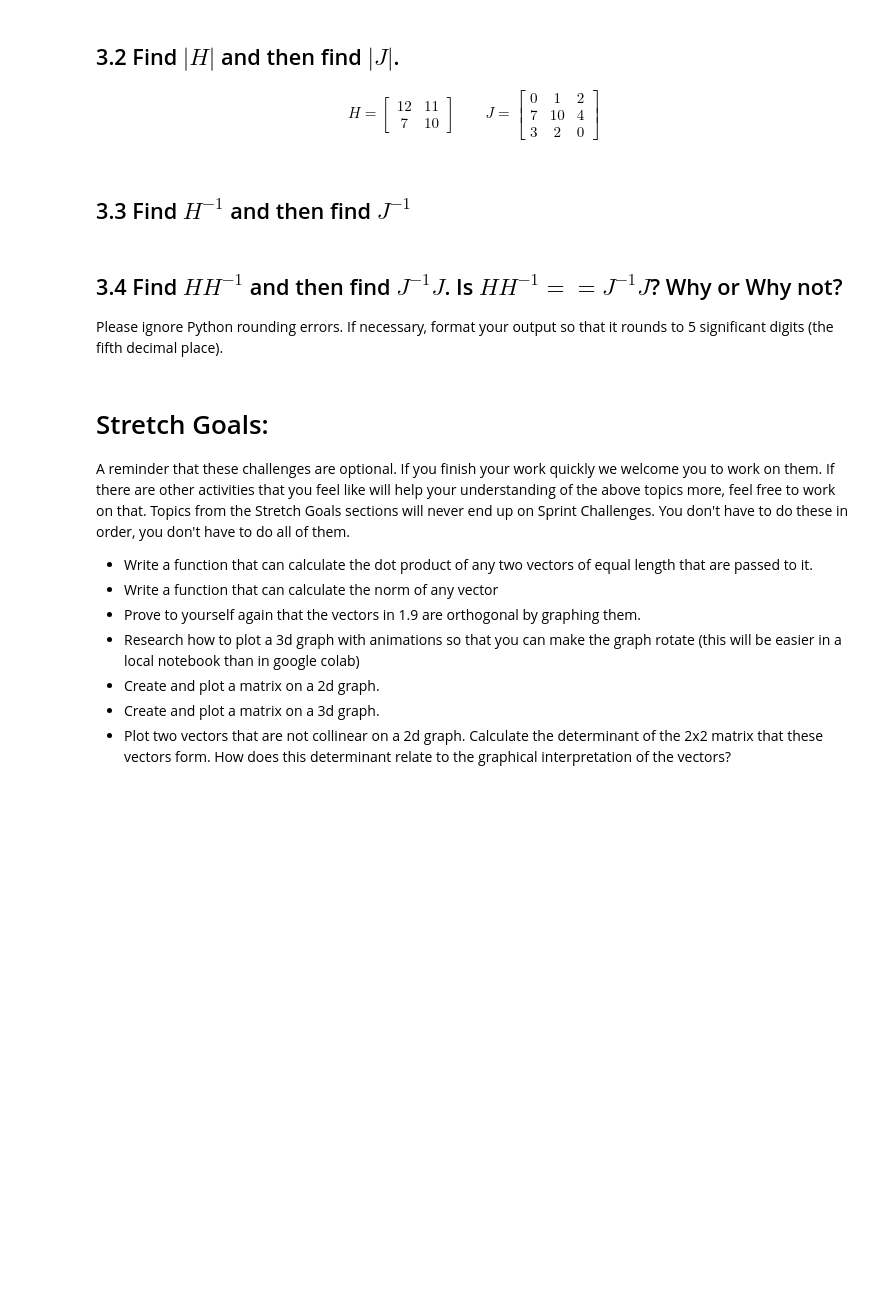
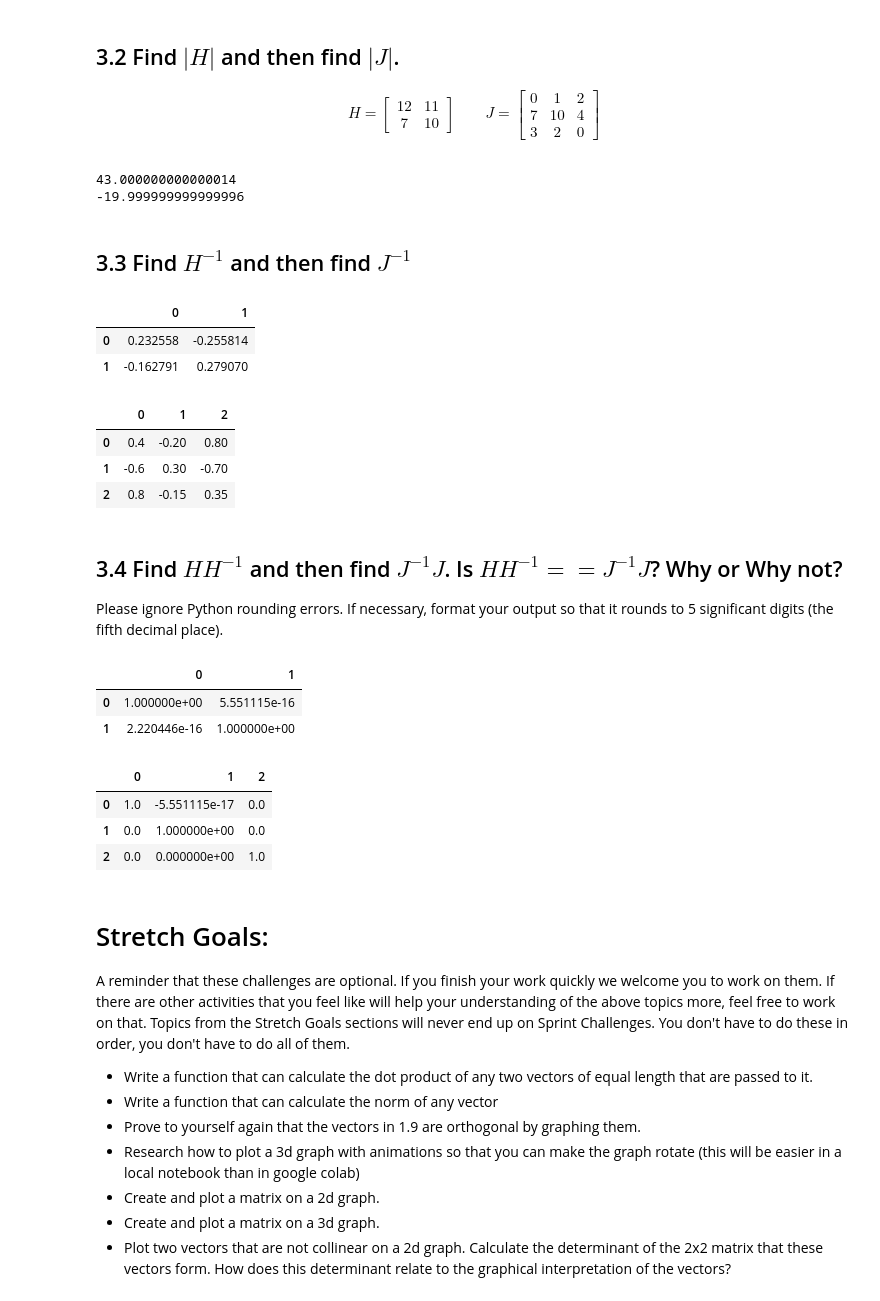
Before and after one commit to raklives/DS-Unit-1-Sprint-3-Linear-Algebra, a Jupyter notebook: module1-vectors-and-matrices/LS_DS_131_Vectors_and_Matrices_Assignment.ipynb, the cells around one changed output. Saved outputs shown, nothing was run; the diff lists cells and outputs as text; code cells hidden in the pictures; blank space fills up the shorter version.

```diff
--- a/module1-vectors-and-matrices/LS_DS_131_Vectors_and_Matrices_Assignment.ipynb
+++ b/module1-vectors-and-matrices/LS_DS_131_Vectors_and_Matrices_Assignment.ipynb
@@ -556,3 +556,14 @@ J=
 3 & 2 & 0
 \end{bmatrix}
 \end{align}
+# %%
+## assign variables and
+H = np.array([[12,11], [7,10]])
+J = np.array([[0,1,2], [7,10,4], [3,2,0]])
+# %%
+# find the determinant of the H and J
+print(np.linalg.det(H))
+print(np.linalg.det(J))
+# %% [output]
+43.000000000000014
+-19.999999999999996
@@ -559,9 +572,45 @@ J=
 # %% [markdown]
 ## 3.3 Find $H^{-1}$ and then find $J^{-1}$
+# %%
+# find the inverse of H and J
+H_Inverse = np.linalg.inv(H)
+J_Inverse = np.linalg.inv(J)
+# %%
+# show the inverse of H
+pd.DataFrame(H_Inverse)
+# %% [output]
+|  | 0 | 1 |
+| 0 | 0.232558 | -0.255814 |
+| 1 | -0.162791 | 0.279070 |
+# %%
+# show the inverse of J
+pd.DataFrame(J_Inverse)
+# %% [output]
+|  | 0 | 1 | 2 |
+| 0 | 0.4 | -0.20 | 0.80 |
+| 1 | -0.6 | 0.30 | -0.70 |
+| 2 | 0.8 | -0.15 | 0.35 |
 # %% [markdown]
 ## 3.4 Find $HH^{-1}$ and then find $J^{-1}J$. Is $HH^{-1} == J^{-1}J$? Why or Why not?
 
 Please ignore Python rounding errors. If necessary, format your output so that it rounds to 5 significant digits (the fifth decimal place).
+# %%
+# multiply H by it's inverse
+H_Inverse_H = np.matmul(H,H_Inverse)
+pd.DataFrame(H_Inverse_H)
+# %% [output]
+|  | 0 | 1 |
+| 0 | 1.000000e+00 | 5.551115e-16 |
+| 1 | 2.220446e-16 | 1.000000e+00 |
+# %%
+# multiply J by it's inverse
+J_Inverse_J = np.matmul(J,J_Inverse)
+pd.DataFrame(J_Inverse_J)
+# %% [output]
+|  | 0 | 1 | 2 |
+| 0 | 1.0 | -5.551115e-17 | 0.0 |
+| 1 | 0.0 | 1.000000e+00 | 0.0 |
+| 2 | 0.0 | 0.000000e+00 | 1.0 |
 # %% [markdown]
 # Stretch Goals:
 
```
Also changed, not shown: parts of 1 cell of this notebook.
